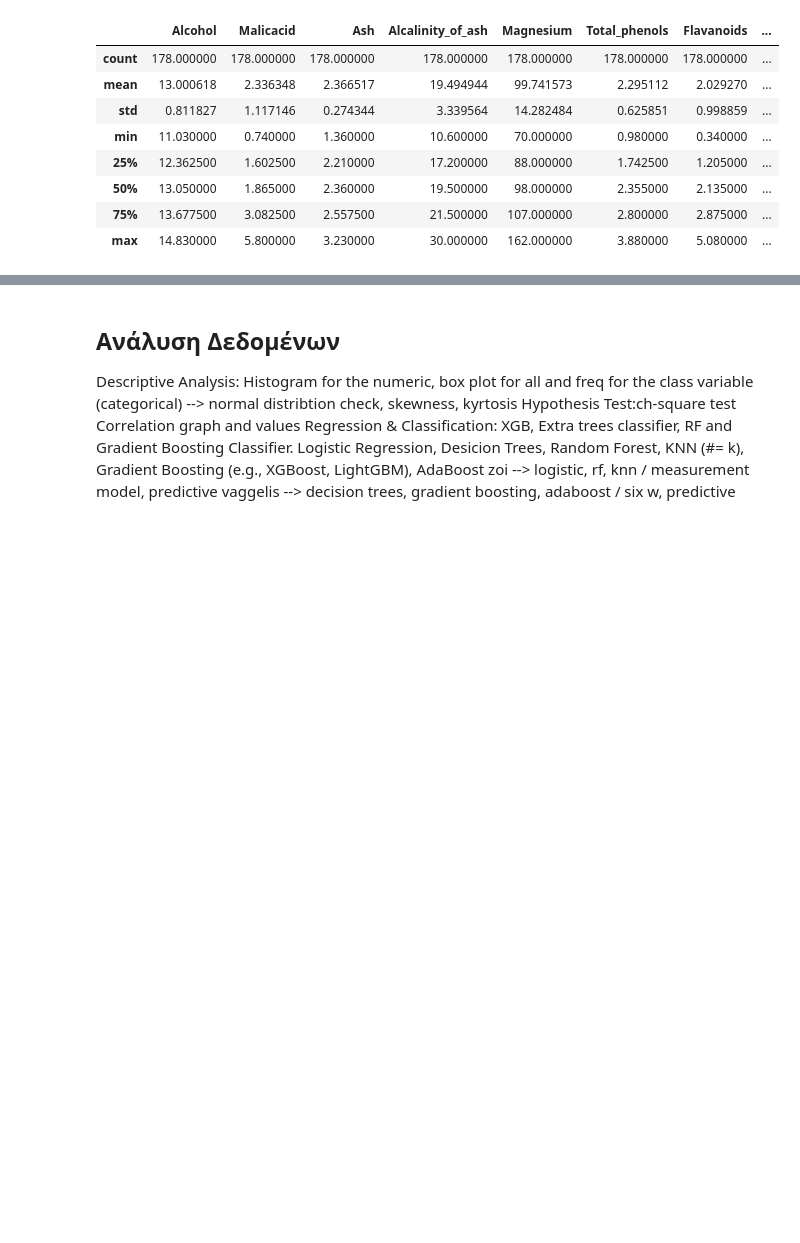
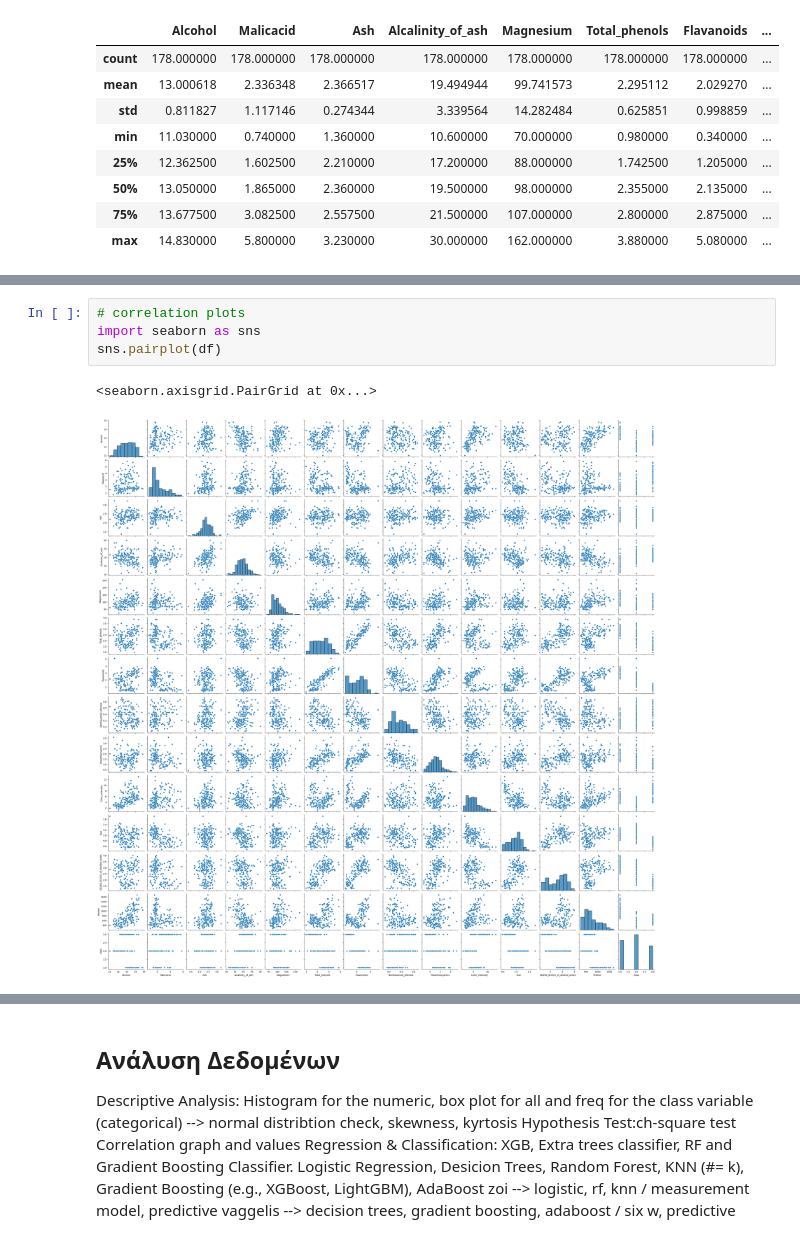
Before and after one commit to zoekelepiri/WineDataPrediction, a Jupyter notebook: Ομαδική_Εργασία.ipynb, the cells around one changed output, grey strips where cells are left out. Drawn from its saved outputs; the diff is of its cells as text; blank space fills up the shorter version.

Commit message:
descriptive & correlation added

```diff
--- a/Ομαδική_Εργασία.ipynb
+++ b/Ομαδική_Εργασία.ipynb
@@ -58,0 +207,7 @@ df.describe()
+# %%
+# correlation plots
+import seaborn as sns
+sns.pairplot(df)
+# %% [output]
+<seaborn.axisgrid.PairGrid at 0x...>
+[figure, added]
```
Also changed, not shown: parts of 10 cells of this notebook.
